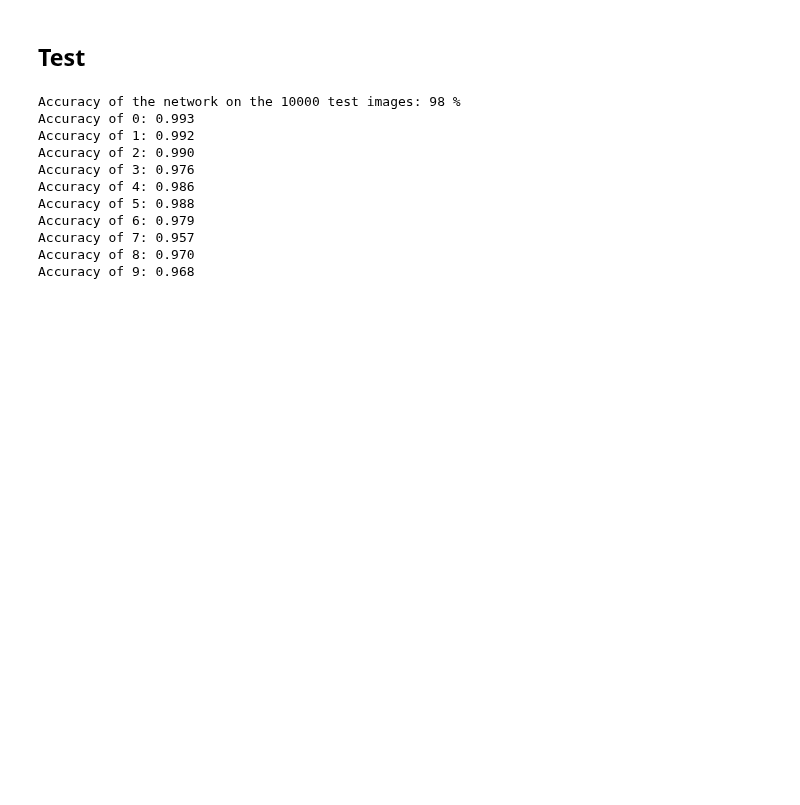
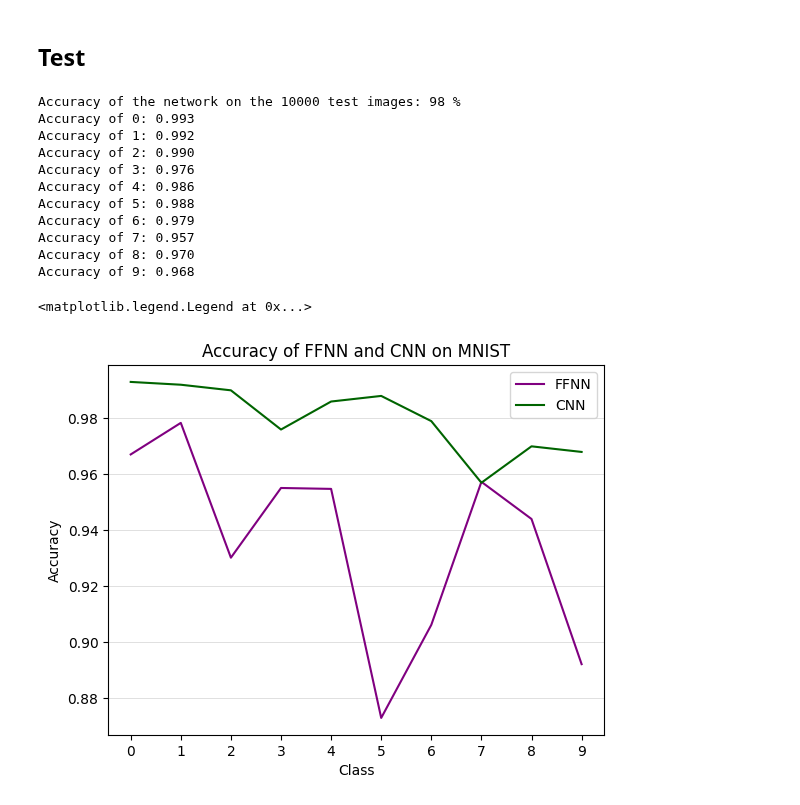
Before and after one commit to hxk874/ADL, a Jupyter notebook: afl1/CNNMNIST.ipynb, the cells around one changed output. Cells and saved outputs as stored; diff of their text form; code cells hidden in the pictures; blank space fills up the shorter version.

Commit message:
mnist

```diff
--- a/afl1/CNNMNIST.ipynb
+++ b/afl1/CNNMNIST.ipynb
@@ -271,3 +271,23 @@ Accuracy of 6: 0.979
 Accuracy of 7: 0.957
 Accuracy of 8: 0.970
 Accuracy of 9: 0.968
+# %%
+# Compare CNN with FFNN
+
+FFNN_accs = [0.967105,0.978378,0.930233,0.955128,0.954802,0.873016,0.906250,0.957317,0.944056,0.892216]
+
+CNN_accs = [0.993, 0.992, 0.990, 0.976, 0.986, 0.988, 0.979, 0.957, 0.970, 0.968]
+
+import matplotlib.pyplot as plt
+
+plt.plot(FFNN_accs, label='FFNN',color='purple')
+plt.plot(CNN_accs, label='CNN',color='darkgreen')
+plt.xlabel('Class')
+plt.xticks(range(10))
+plt.ylabel('Accuracy')
+plt.title('Accuracy of FFNN and CNN on MNIST')
+plt.grid(color = 'lightgray', linestyle = '-', linewidth = 0.5,axis='y')
+plt.legend()
+# %% [output]
+<matplotlib.legend.Legend at 0x...>
+[figure, added]
```
Also changed, not shown: 1 other file.
